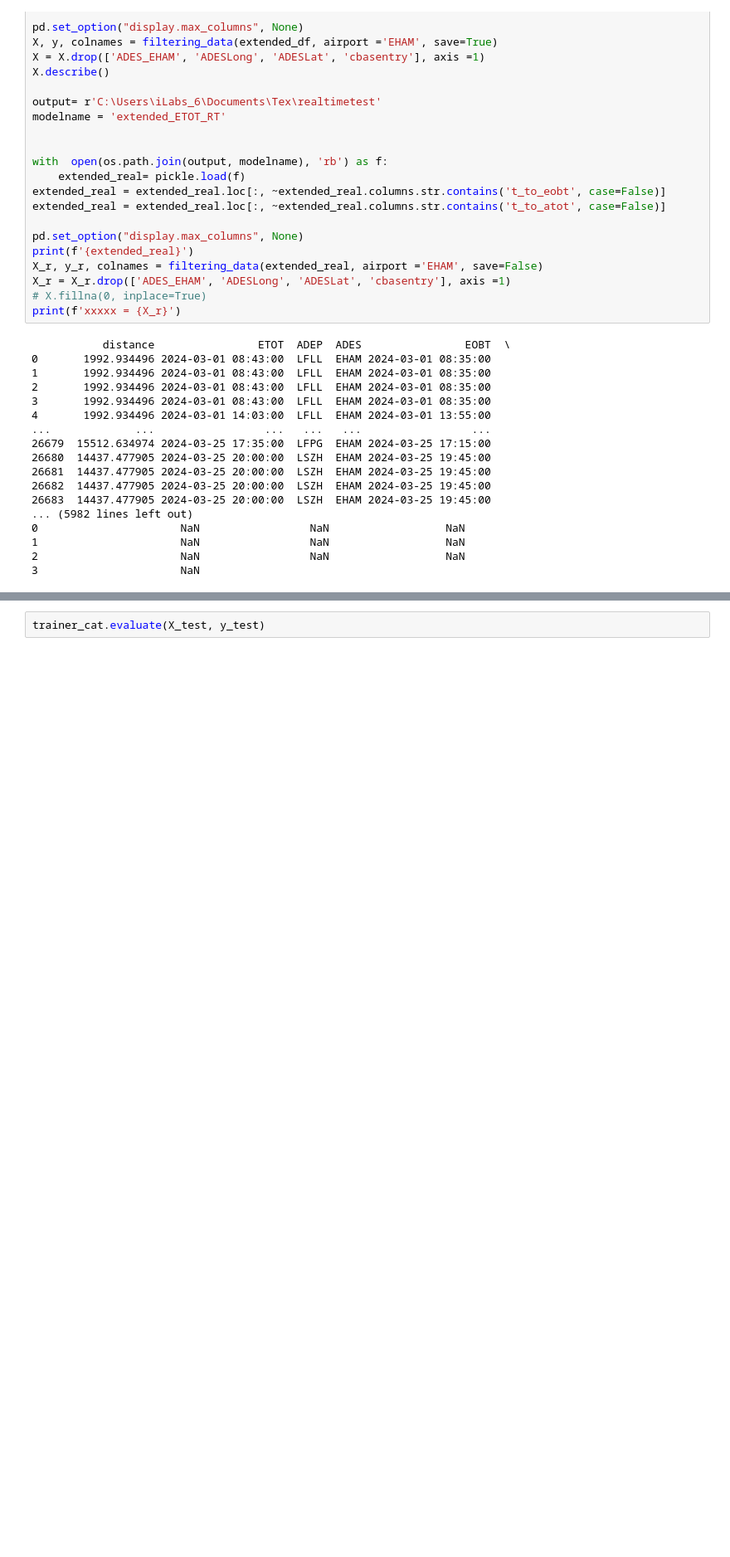
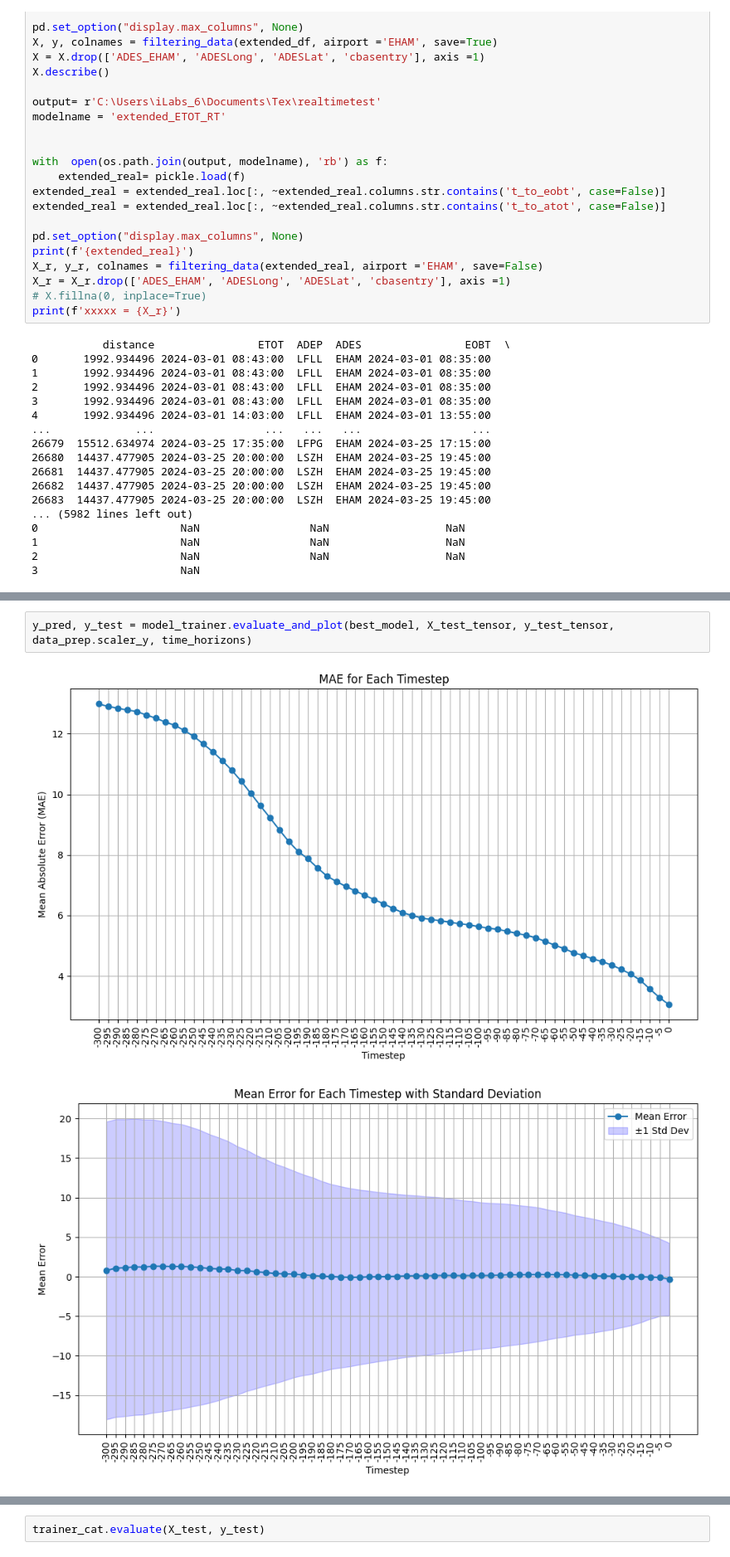
Before and after one commit to 0578Tex/AirTrafficDelay, a Jupyter notebook: train.ipynb, the cells around one changed output, grey strips where cells are left out. Shown: that part at 83% size. Cells and saved outputs as stored; diff of their text form; blank space fills up the shorter version.

```diff
--- a/train.ipynb
+++ b/train.ipynb
@@ -129,3 +130,8 @@ Epoch 4: Current max_shift = 2
+# %%
+y_pred, y_test = model_trainer.evaluate_and_plot(best_model, X_test_tensor, y_test_tensor, data_prep.scaler_y, time_horizons)
+# %% [output]
+[figure, added]
+[figure, added]
 # %%
 output= r"C:\Users\iLabs_6\Documents\Tex\AirTrafficDelays\LSTM_Models"
 
```
Also changed, not shown: parts of 10 cells of this notebook, 10 other files.
